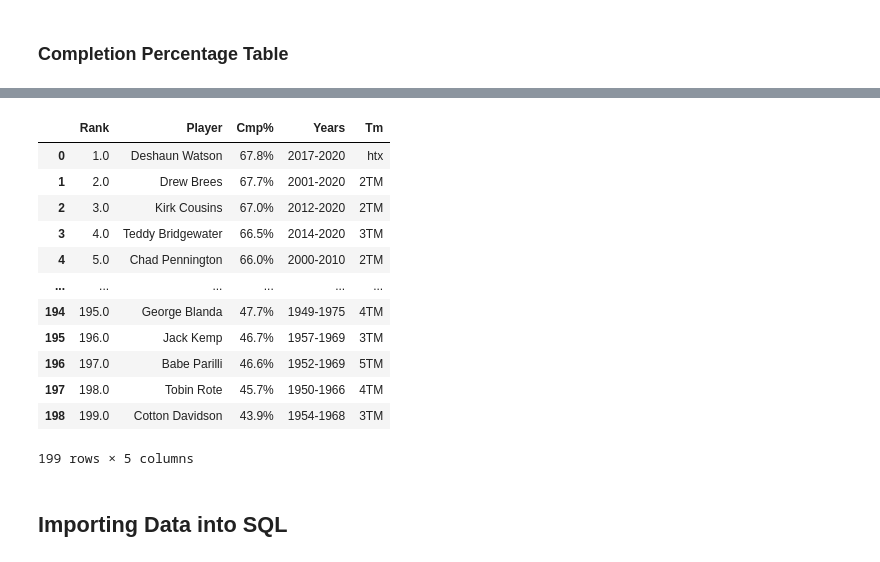
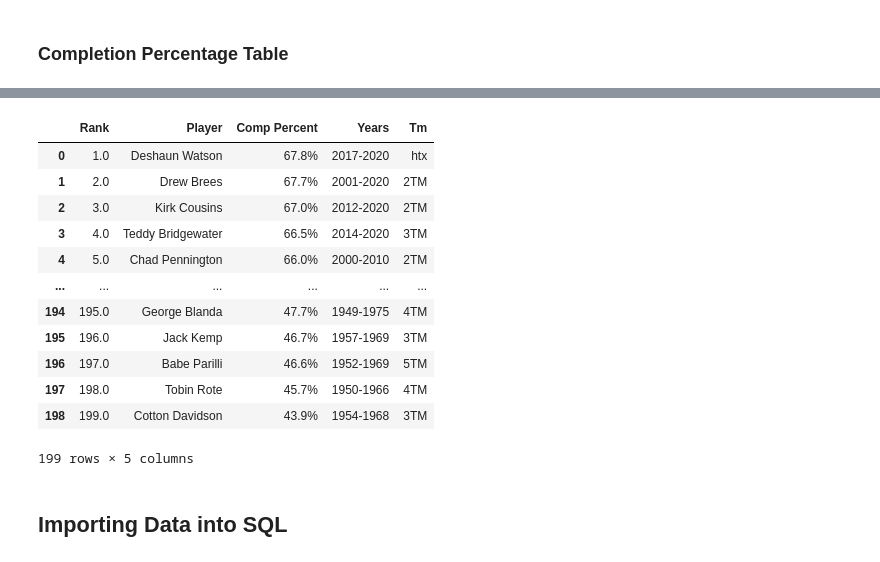
Before and after one commit to meghanvl/ETL, a Jupyter notebook: QB Stats - Extraction and Transformation.ipynb, the cells around one changed output, grey strips where cells are left out. Cells and saved outputs as stored; diff of their text form; code cells hidden in the pictures.

```diff
--- a/QB Stats - Extraction and Transformation.ipynb
+++ b/QB Stats - Extraction and Transformation.ipynb
@@ -267,15 +267,17 @@ completion_percent
 # %%
 # Converting html (came through as a list) to a DataFrame
 # Tm = Team
 # Cmp% = Completion Percentage
 completion_percent_df = completion_percent[0]
 completion_percent_df
 
 # Removing '+' signs from player names
 completion_percent_df["Player"] = completion_percent_df["Player"].str.replace('+','')
-completion_percent_df
+
+newCompDf = completion_percent_df.rename(columns={"Cmp%":"Comp Percent"})
+newCompDf
 # %% [output]
-|  | Rank | Player | Cmp% | Years | Tm |
+|  | Rank | Player | Comp Percent | Years | Tm |
 | 0 | 1.0 | Deshaun Watson | 67.8% | 2017-2020 | htx |
 | 1 | 2.0 | Drew Brees | 67.7% | 2001-2020 | 2TM |
 | 2 | 3.0 | Kirk Cousins | 67.0% | 2012-2020 | 2TM |
```
Also changed, not shown: parts of 4 cells of this notebook.
